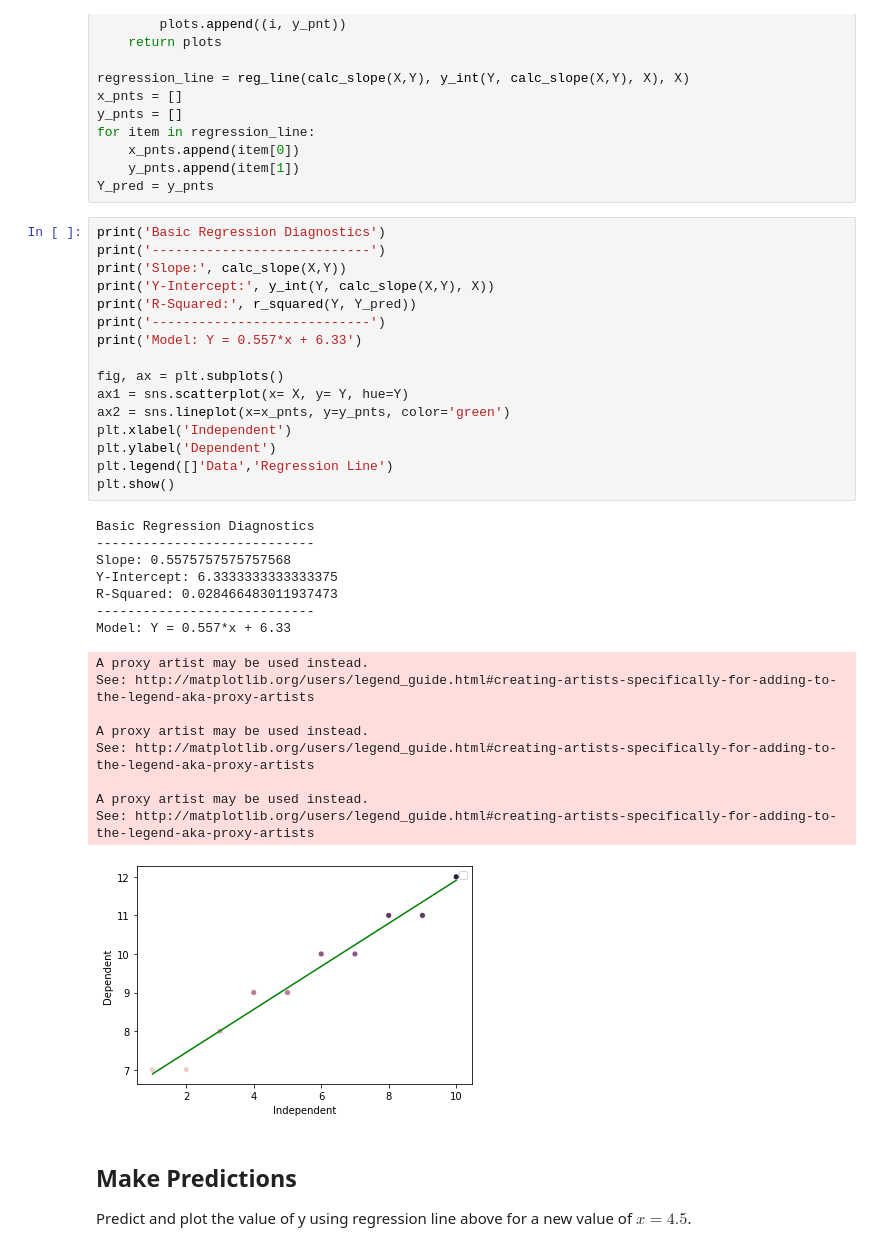
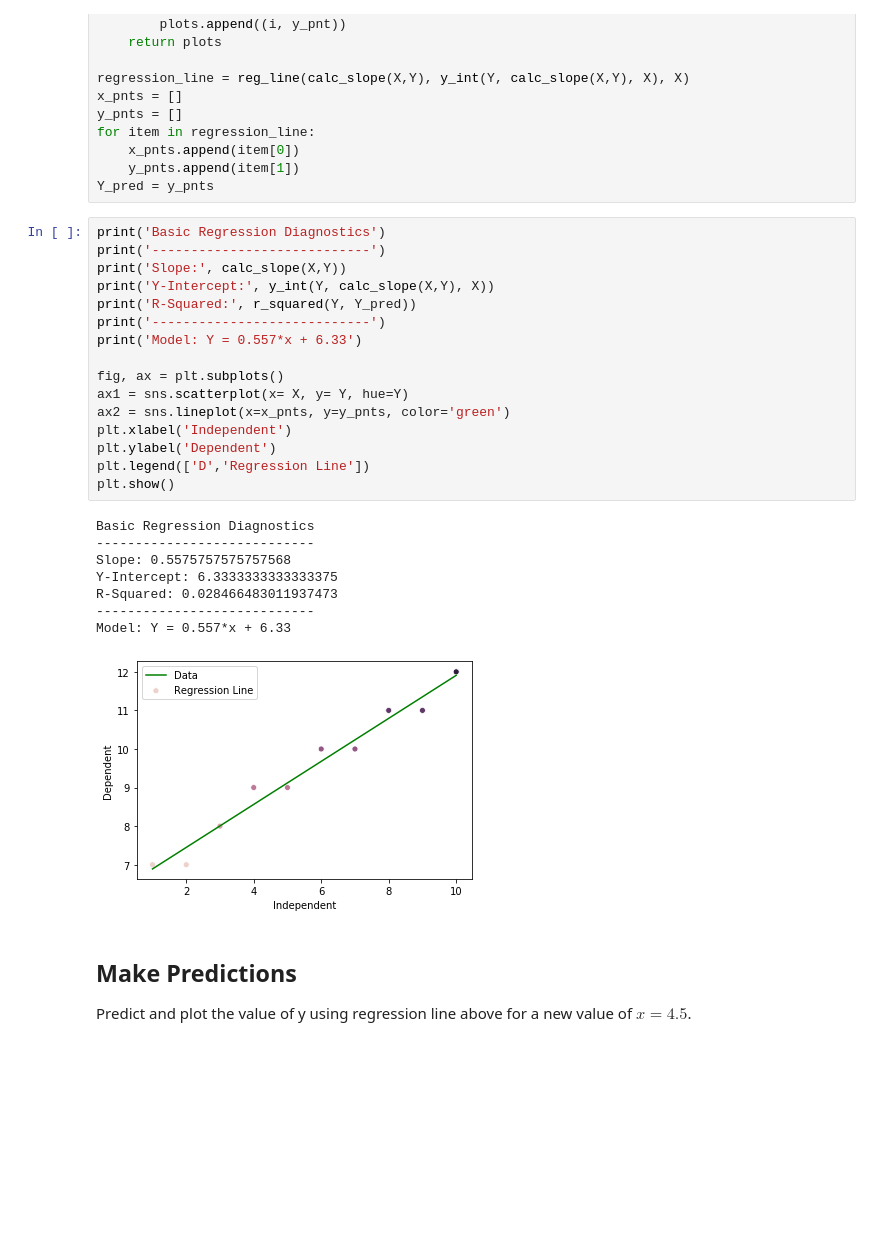
Before and after one commit to daveajstearns/dsc-complete-regression-lab-nyc-ds-021720, a Jupyter notebook: index.ipynb, the cells around one changed output. Drawn from its saved outputs; the diff is of its cells as text; blank space fills up the shorter version.

```diff
--- a/index.ipynb
+++ b/index.ipynb
@@ -78,36 +78,28 @@ Y_pred = y_pnts
 # %%
 print('Basic Regression Diagnostics')
 print('----------------------------')
 print('Slope:', calc_slope(X,Y))
 print('Y-Intercept:', y_int(Y, calc_slope(X,Y), X))
 print('R-Squared:', r_squared(Y, Y_pred))
 print('----------------------------')
 print('Model: Y = 0.557*x + 6.33')
 
 fig, ax = plt.subplots()
 ax1 = sns.scatterplot(x= X, y= Y, hue=Y)
 ax2 = sns.lineplot(x=x_pnts, y=y_pnts, color='green')
 plt.xlabel('Independent')
 plt.ylabel('Dependent')
-plt.legend([]'Data','Regression Line')
+plt.legend(['D','Regression Line'])
 plt.show()
 # %% [output]
 Basic Regression Diagnostics
 ----------------------------
 Slope: 0.5575757575757568
 Y-Intercept: 6.3333333333333375
 R-Squared: 0.028466483011937473
 ----------------------------
 Model: Y = 0.557*x + 6.33
-A proxy artist may be used instead.
-See: http://matplotlib.org/users/legend_guide.html#creating-artists-specifically-for-adding-to-the-legend-aka-proxy-artists
-
-A proxy artist may be used instead.
-See: http://matplotlib.org/users/legend_guide.html#creating-artists-specifically-for-adding-to-the-legend-aka-proxy-artists
-
-A proxy artist may be used instead.
-See: http://matplotlib.org/users/legend_guide.html#creating-artists-specifically-for-adding-to-the-legend-aka-proxy-artists
-[figure, old version]
+[figure, new version]
 # %% [markdown]
 ## Make Predictions
 
```
